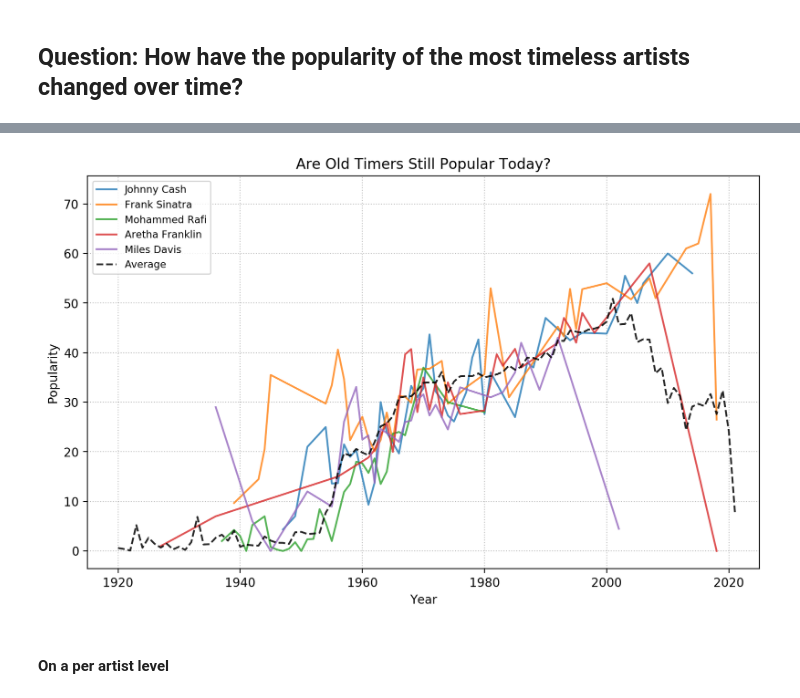
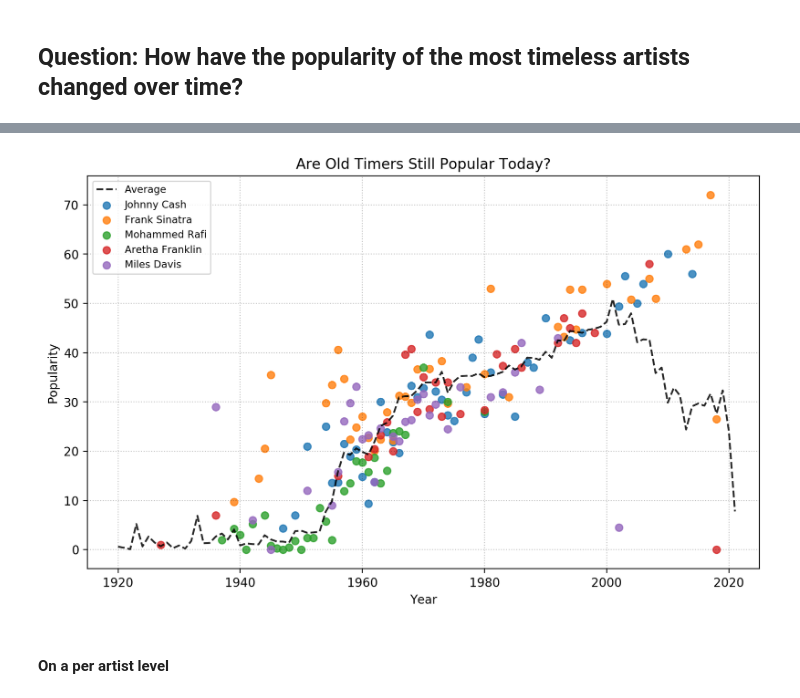
Before and after one commit to ztcnrh/Spotify-Music-Analysis, a Jupyter notebook: analysis/exploration_descriptive_analysis.ipynb, the cells around one changed output, grey strips where cells are left out. Saved outputs shown, nothing was run; the diff lists cells and outputs as text; code cells hidden in the pictures.

Commit message:
Update popularity per artist per year plot to a scatter instead of a line plot.

```diff
--- a/analysis/exploration_descriptive_analysis.ipynb
+++ b/analysis/exploration_descriptive_analysis.ipynb
@@ -313,30 +313,30 @@ miles1 = avg_pop_df.loc[avg_pop_df['artists'] == f'{top_5_timeless[4]}']
 # %%
 # Plotting time series of average popularity for most timeless artists by year
 plt.figure(figsize=(10,6), dpi=200)
 
-plt.plot(johnny1['year'], johnny1['avg_popularity'], label='Johnny Cash', alpha=0.8)
-plt.plot(frank1['year'], frank1['avg_popularity'], label='Frank Sinatra', alpha=0.8)
-plt.plot(mohammed1['year'], mohammed1['avg_popularity'], label='Mohammed Rafi', alpha=0.8)
-plt.plot(aretha1['year'], aretha1['avg_popularity'], label='Aretha Franklin', alpha=0.8)
-plt.plot(miles1['year'], miles1['avg_popularity'], label='Miles Davis', alpha=0.8)
+plt.scatter(johnny1['year'], johnny1['avg_popularity'], label='Johnny Cash', alpha=0.8)
+plt.scatter(frank1['year'], frank1['avg_popularity'], label='Frank Sinatra', alpha=0.8)
+plt.scatter(mohammed1['year'], mohammed1['avg_popularity'], label='Mohammed Rafi', alpha=0.8)
+plt.scatter(aretha1['year'], aretha1['avg_popularity'], label='Aretha Franklin', alpha=0.8)
+plt.scatter(miles1['year'], miles1['avg_popularity'], label='Miles Davis', alpha=0.8)
 
 # Plot the average popularity of the entire dataset over years to compare
 plt.plot(popularity_year_df['year'], popularity_year_df['popularity'], label='Average',
          color='black', alpha=0.85, linestyle='--')
 
 plt.grid(True, color='k', linestyle=':', alpha=0.25)
 plt.title("Are Old Timers Still Popular Today?")
 plt.xlabel("Year")
 plt.ylabel("Popularity")
 plt.xlim(1915, 2025)
 plt.legend(loc='best', fontsize='small')
 
 # Save figure
 plt.savefig('../images/old_timers_plot.png')
 
 plt.show()
 # %% [output]
-[figure, old version]
+[figure, new version]
 # %% [markdown]
 #### On a per artist level
 # %%
```
Also changed, not shown: 1 other file.
